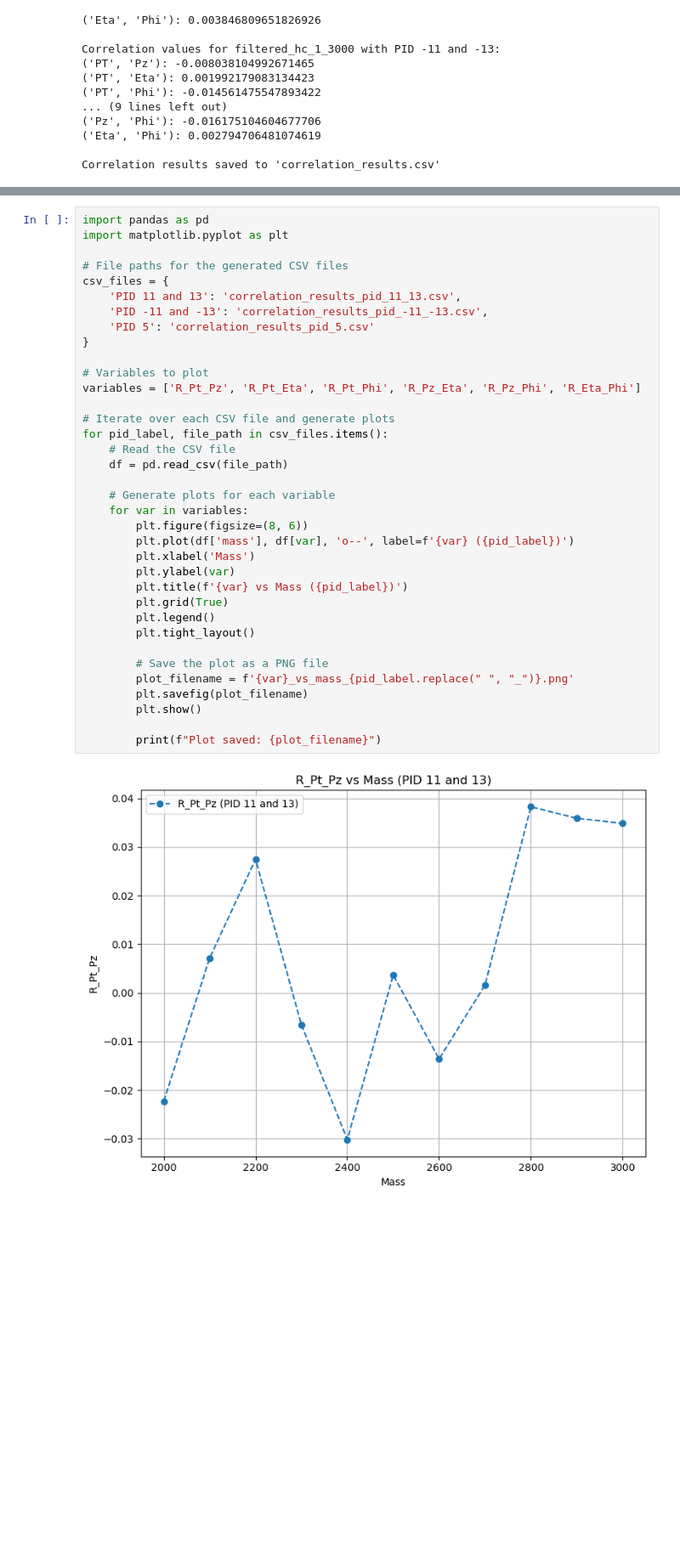
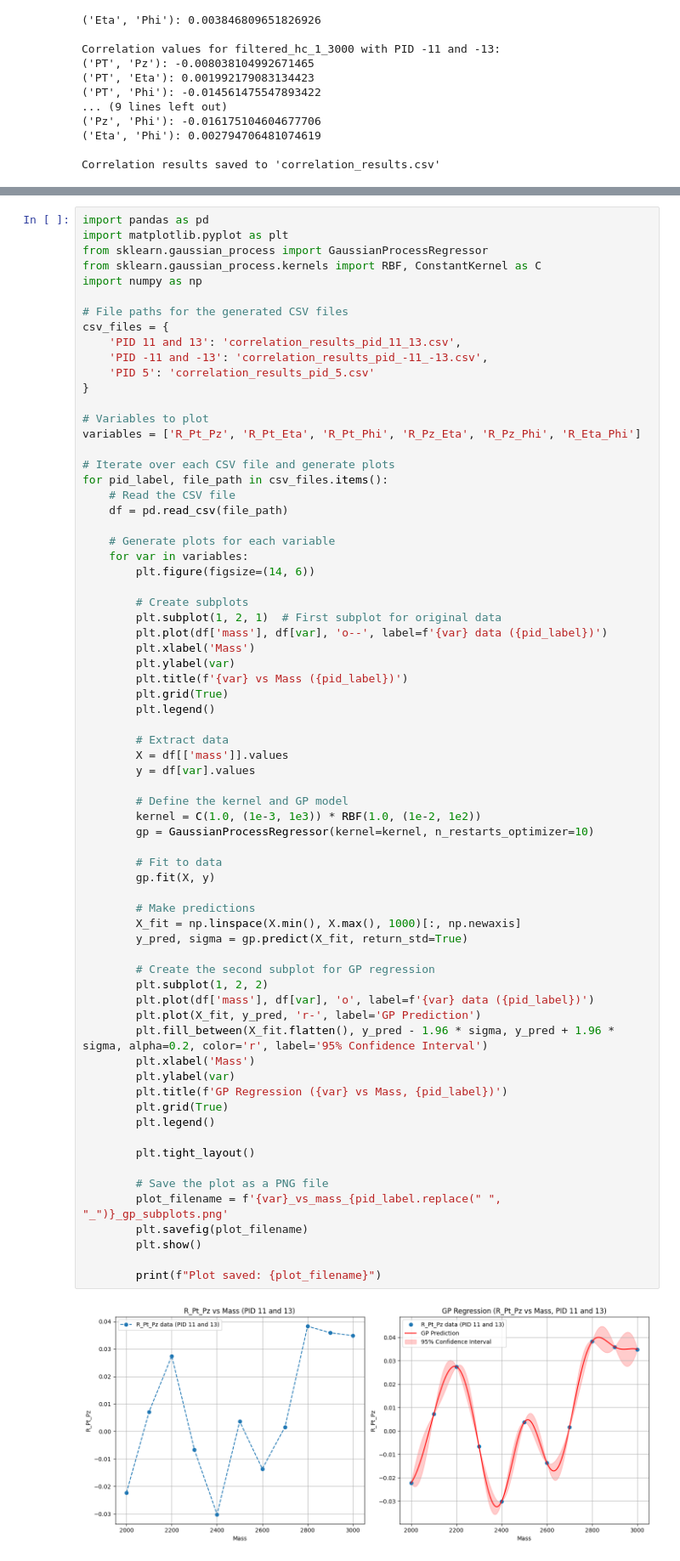
Before and after one commit to gokulkrishnab-gkb/Higgs_Composite_FrameWork, a Jupyter notebook: data_preprocessing.ipynb, the cells around one changed output, grey strips where cells are left out. Shown at 85% size. Drawn from its saved outputs; the diff is of its cells as text; blank space fills up the shorter version.

```diff
--- a/data_preprocessing.ipynb
+++ b/data_preprocessing.ipynb
@@ -1235,38 +1186,71 @@ Correlation results saved to 'correlation_results_pid_5.csv'
 # %%
 import pandas as pd
 import matplotlib.pyplot as plt
+from sklearn.gaussian_process import GaussianProcessRegressor
+from sklearn.gaussian_process.kernels import RBF, ConstantKernel as C
+import numpy as np
 
 # File paths for the generated CSV files
 csv_files = {
     'PID 11 and 13': 'correlation_results_pid_11_13.csv',
     'PID -11 and -13': 'correlation_results_pid_-11_-13.csv',
     'PID 5': 'correlation_results_pid_5.csv'
 }
 
 # Variables to plot
 variables = ['R_Pt_Pz', 'R_Pt_Eta', 'R_Pt_Phi', 'R_Pz_Eta', 'R_Pz_Phi', 'R_Eta_Phi']
 
 # Iterate over each CSV file and generate plots
 for pid_label, file_path in csv_files.items():
     # Read the CSV file
     df = pd.read_csv(file_path)
 
     # Generate plots for each variable
     for var in variables:
-        plt.figure(figsize=(8, 6))
-        plt.plot(df['mass'], df[var], 'o--', label=f'{var} ({pid_label})')
+        plt.figure(figsize=(14, 6))
+
+        # Create subplots
+        plt.subplot(1, 2, 1)  # First subplot for original data
+        plt.plot(df['mass'], df[var], 'o--', label=f'{var} data ({pid_label})')
         plt.xlabel('Mass')
         plt.ylabel(var)
         plt.title(f'{var} vs Mass ({pid_label})')
         plt.grid(True)
         plt.legend()
+
+        # Extract data
+        X = df[['mass']].values
+        y = df[var].values
+
+        # Define the kernel and GP model
+        kernel = C(1.0, (1e-3, 1e3)) * RBF(1.0, (1e-2, 1e2))
+        gp = GaussianProcessRegressor(kernel=kernel, n_restarts_optimizer=10)
+
+        # Fit to data
+        gp.fit(X, y)
+
+        # Make predictions
+        X_fit = np.linspace(X.min(), X.max(), 1000)[:, np.newaxis]
+        y_pred, sigma = gp.predict(X_fit, return_std=True)
+
+        # Create the second subplot for GP regression
+        plt.subplot(1, 2, 2)
+        plt.plot(df['mass'], df[var], 'o', label=f'{var} data ({pid_label})')
+        plt.plot(X_fit, y_pred, 'r-', label='GP Prediction')
+        plt.fill_between(X_fit.flatten(), y_pred - 1.96 * sigma, y_pred + 1.96 * sigma, alpha=0.2, color='r', label='95% Confidence Interval')
+        plt.xlabel('Mass')
+        plt.ylabel(var)
+        plt.title(f'GP Regression ({var} vs Mass, {pid_label})')
+        plt.grid(True)
+        plt.legend()
+
         plt.tight_layout()
 
         # Save the plot as a PNG file
-        plot_filename = f'{var}_vs_mass_{pid_label.replace(" ", "_")}.png'
+        plot_filename = f'{var}_vs_mass_{pid_label.replace(" ", "_")}_gp_subplots.png'
         plt.savefig(plot_filename)
         plt.show()
 
         print(f"Plot saved: {plot_filename}")
 # %% [output]
-[figure, old version]
+[figure, new version]
```
Also changed, not shown: parts of 5 cells of this notebook.
